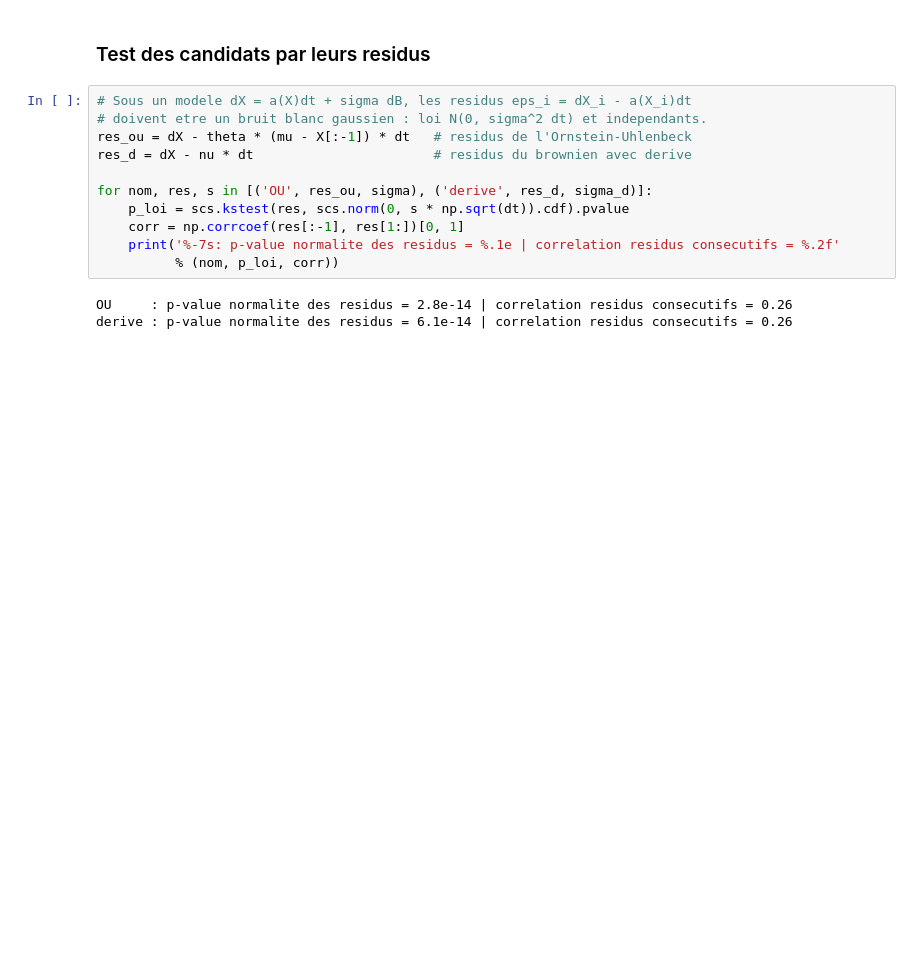
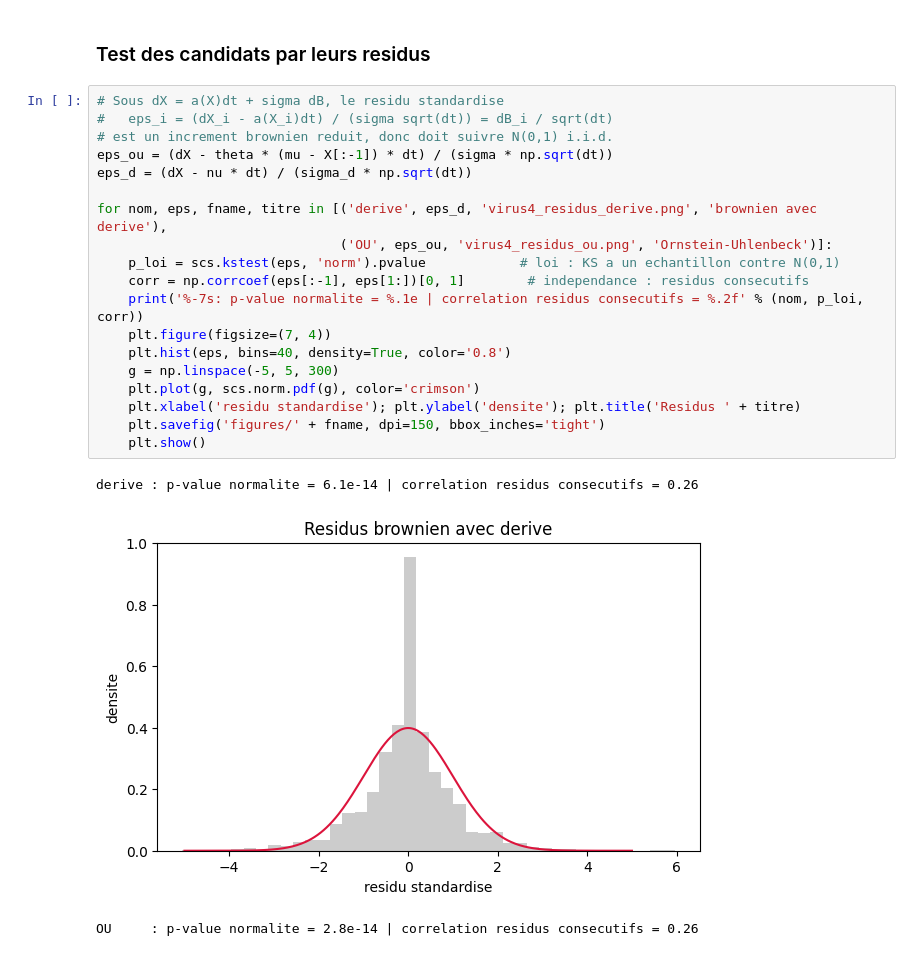
Before and after one commit to Flyioncy/Projet_Stochastiques, a Jupyter notebook: notebook_local.ipynb, the cells around one changed output. Cells and saved outputs as stored; diff of their text form; blank space fills up the shorter version.

```diff
--- a/notebook_local.ipynb
+++ b/notebook_local.ipynb
@@ -190,16 +190,25 @@ derive : nu = -0.0181, sigma = 0.052
 # %% [markdown]
 ### Test des candidats par leurs residus
 # %%
-# Sous un modele dX = a(X)dt + sigma dB, les residus eps_i = dX_i - a(X_i)dt
-# doivent etre un bruit blanc gaussien : loi N(0, sigma^2 dt) et independants.
-res_ou = dX - theta * (mu - X[:-1]) * dt   # residus de l'Ornstein-Uhlenbeck
-res_d = dX - nu * dt                       # residus du brownien avec derive
+# Sous dX = a(X)dt + sigma dB, le residu standardise
+#   eps_i = (dX_i - a(X_i)dt) / (sigma sqrt(dt)) = dB_i / sqrt(dt)
+# est un increment brownien reduit, donc doit suivre N(0,1) i.i.d.
+eps_ou = (dX - theta * (mu - X[:-1]) * dt) / (sigma * np.sqrt(dt))
+eps_d = (dX - nu * dt) / (sigma_d * np.sqrt(dt))
 
-for nom, res, s in [('OU', res_ou, sigma), ('derive', res_d, sigma_d)]:
-    p_loi = scs.kstest(res, scs.norm(0, s * np.sqrt(dt)).cdf).pvalue
-    corr = np.corrcoef(res[:-1], res[1:])[0, 1]
-    print('%-7s: p-value normalite des residus = %.1e | correlation residus consecutifs = %.2f'
-          % (nom, p_loi, corr))
+for nom, eps, fname, titre in [('derive', eps_d, 'virus4_residus_derive.png', 'brownien avec derive'),
+                               ('OU', eps_ou, 'virus4_residus_ou.png', 'Ornstein-Uhlenbeck')]:
+    p_loi = scs.kstest(eps, 'norm').pvalue            # loi : KS a un echantillon contre N(0,1)
+    corr = np.corrcoef(eps[:-1], eps[1:])[0, 1]        # independance : residus consecutifs
+    print('%-7s: p-value normalite = %.1e | correlation residus consecutifs = %.2f' % (nom, p_loi, corr))
+    plt.figure(figsize=(7, 4))
+    plt.hist(eps, bins=40, density=True, color='0.8')
+    g = np.linspace(-5, 5, 300)
+    plt.plot(g, scs.norm.pdf(g), color='crimson')
+    plt.xlabel('residu standardise'); plt.ylabel('densite'); plt.title('Residus ' + titre)
+    plt.savefig('figures/' + fname, dpi=150, bbox_inches='tight')
+    plt.show()
 # %% [output]
-OU     : p-value normalite des residus = 2.8e-14 | correlation residus consecutifs = 0.26
-derive : p-value normalite des residus = 6.1e-14 | correlation residus consecutifs = 0.26
+derive : p-value normalite = 6.1e-14 | correlation residus consecutifs = 0.26
+[figure, added]
+OU     : p-value normalite = 2.8e-14 | correlation residus consecutifs = 0.26
```
Also changed, not shown: parts of 1 cell of this notebook, 4 other files.
